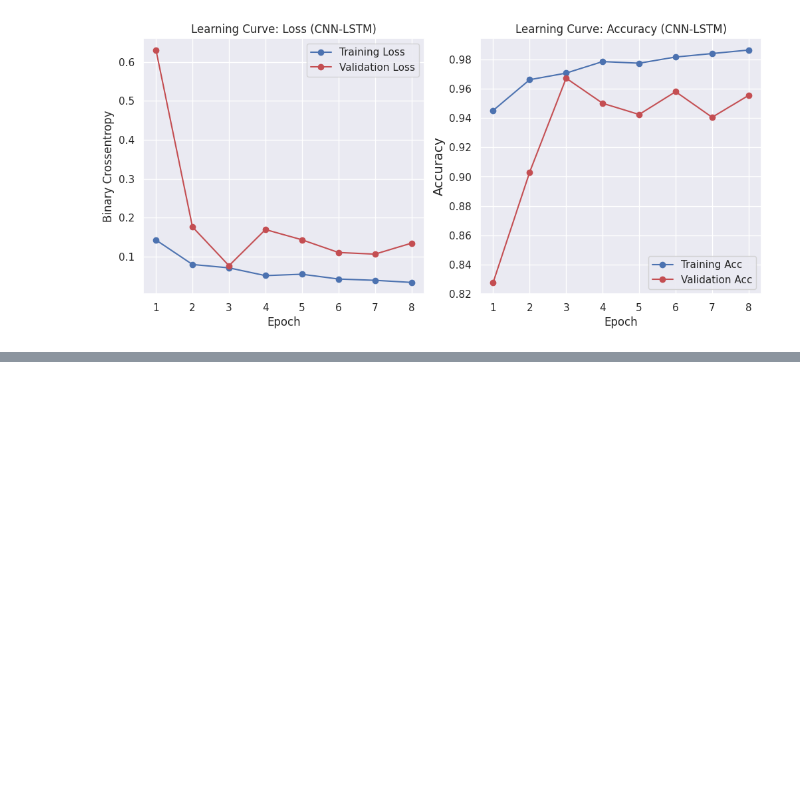
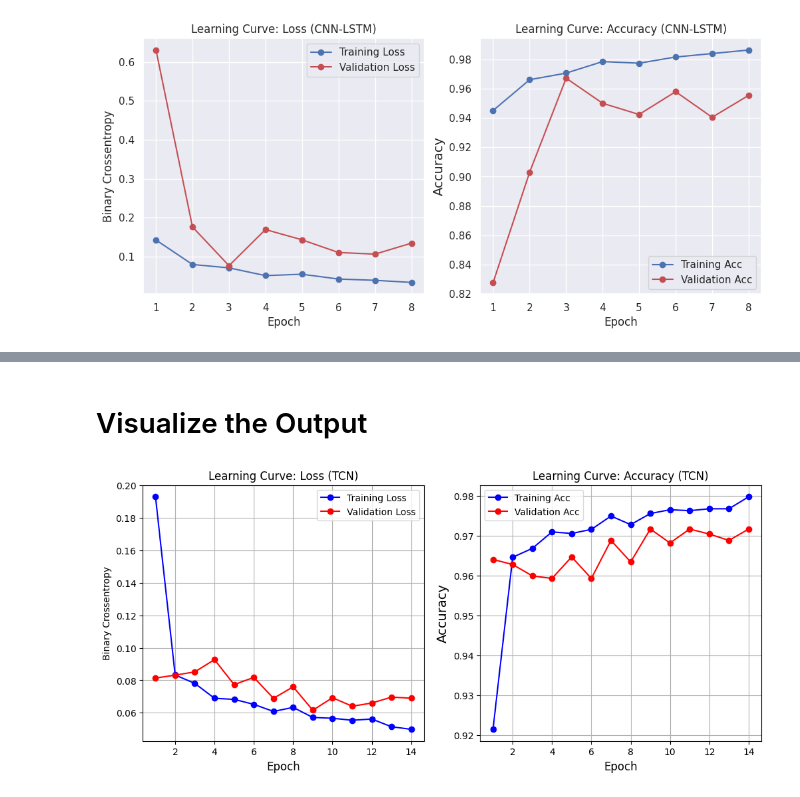
Before and after one commit to Sunnahboy/cmapss-predictive-maintenance, a Jupyter notebook: notebooks/02_model_building.ipynb, the cells around one changed output, grey strips where cells are left out. Saved outputs shown, nothing was run; the diff lists cells and outputs as text; code cells hidden in the pictures; blank space fills up the shorter version.

```diff
--- a/notebooks/02_model_building.ipynb
+++ b/notebooks/02_model_building.ipynb
@@ -157,0 +242,14 @@ plot_learning_curves(history_a)
+# %%
+print("Starting TCN Training")
+
+history_b = model_b.fit(
+    x_train, y_train,
+    epochs= 50,
+    batch_size= 64,
+    validation_split= 0.2,
+    callbacks=[early_stop],#reuse the previous one
+    verbose=1
+
+)
+
+print("Training completed")
@@ -157,0 +274,41 @@ plot_learning_curves(history_a)
+# %% [markdown]
+# Visualize the Output
+# %%
+
+
+def plot_learning_curves(history_b):
+    loss = history_b.history['loss']
+    val_loss = history_b.history['val_loss']
+    acc = history_b.history['accuracy']
+    val_acc = history_b.history['val_accuracy']
+    epochs = range(1, len(acc) + 1)
+
+    plt.figure(figsize=(12, 5))
+    # Plot 2: Loss (The Signal)
+    plt.subplot(1, 2, 1)
+    plt.plot(epochs, loss, 'bo-', label='Training Loss')
+    plt.plot(epochs, val_loss, 'ro-', label='Validation Loss')
+    plt.title('Learning Curve: Loss (TCN)')
+    plt.ylabel('Binary Crossentropy')
+    plt.xlabel('Epoch',fontsize =12)
+    plt.legend()
+    plt.grid(True)
+
+    # Plot 1: Accuracy (The Goal: >80%)
+    plt.subplot(1, 2, 2)
+    plt.plot(epochs, acc, 'bo-', label='Training Acc')
+    plt.plot(epochs, val_acc, 'ro-', label='Validation Acc')
+    plt.title('Learning Curve: Accuracy (TCN)')
+    plt.ylabel('Accuracy', fontsize = 14)
+    plt.xlabel('Epoch',fontsize=12)
+    plt.legend()
+    plt.grid(True)
+
+
+
+    plt.show()
+
+# Call the function with your history object
+plot_learning_curves(history_b)
+# %% [output]
+[figure, added]
```
Also changed, not shown: parts of 7 cells of this notebook.
